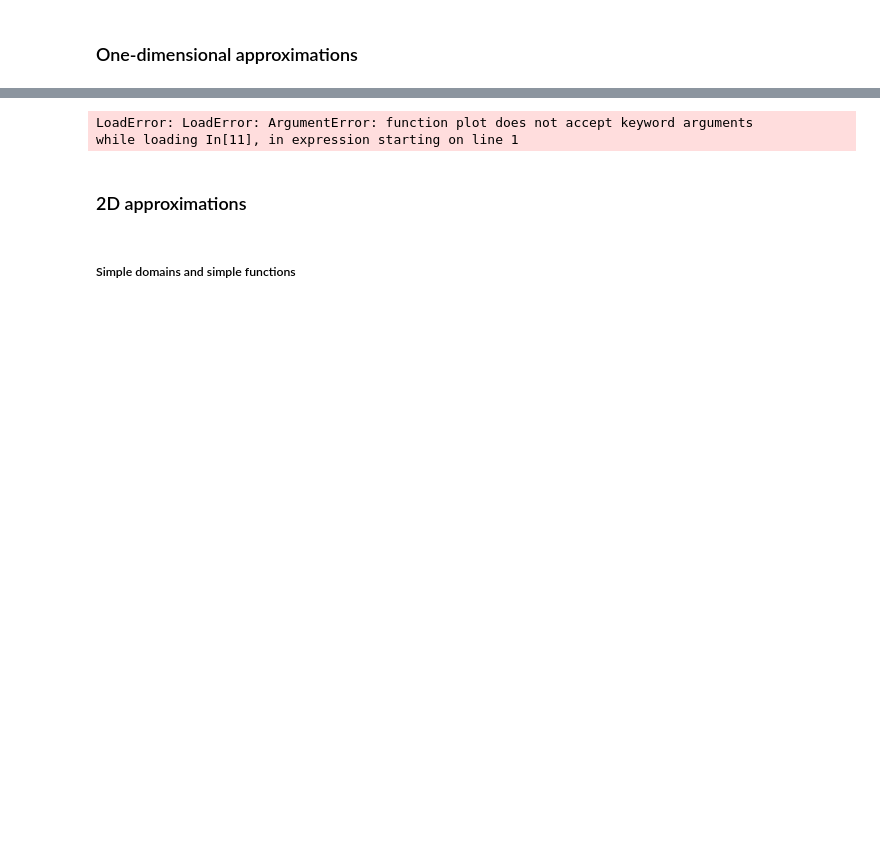
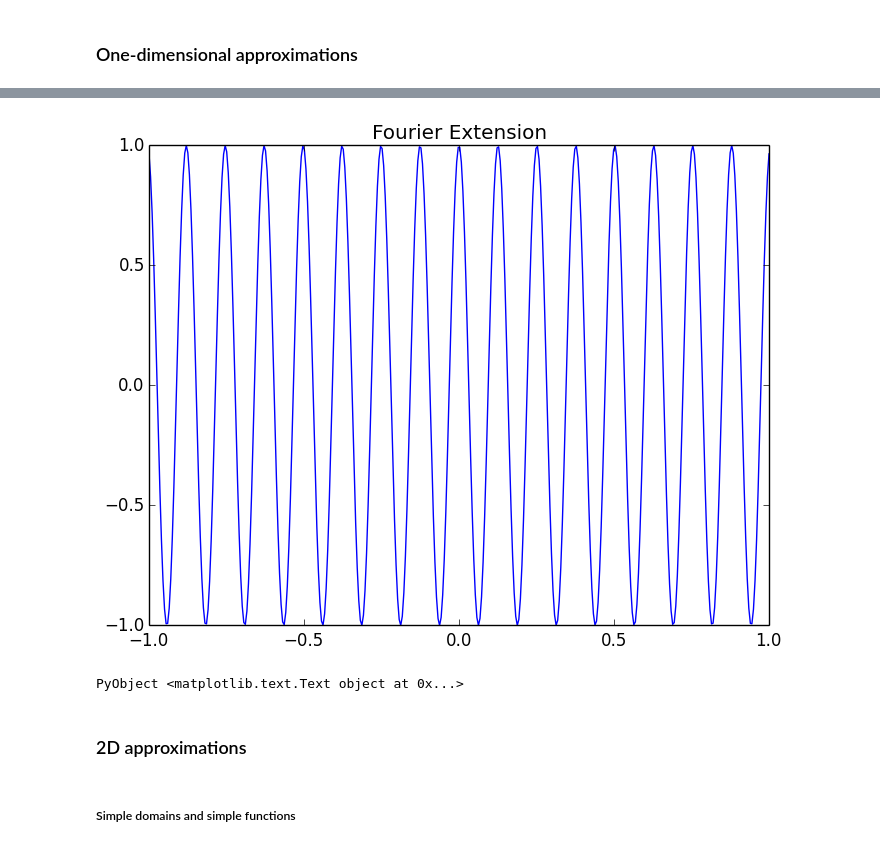
Before and after one commit to JuliaApproximation/FrameFun.jl, a Jupyter notebook: examples/FrameFunDemo.ipynb, the cells around one changed output, grey strips where cells are left out. Cells and saved outputs as stored; diff of their text form; code cells hidden in the pictures; blank space fills up the shorter version.

```diff
--- a/examples/FrameFunDemo.ipynb
+++ b/examples/FrameFunDemo.ipynb
@@ -44,9 +30,9 @@ Basis: Fourier series
 Domain: the interval [-1.0, 1.0]
 # %%
-plot(f2,n=400)
+FrameFuns.plot(f2,n=400)
 # %% [output]
+[figure, added]
-LoadError: LoadError: ArgumentError: function plot does not accept keyword arguments
-while loading In[11], in expression starting on line 1
+PyObject <matplotlib.text.Text object at 0x...>
 # %% [markdown]
 ### 2D approximations
 # %% [markdown]
```
Also changed, not shown: parts of 44 cells of this notebook, 5 other files.
